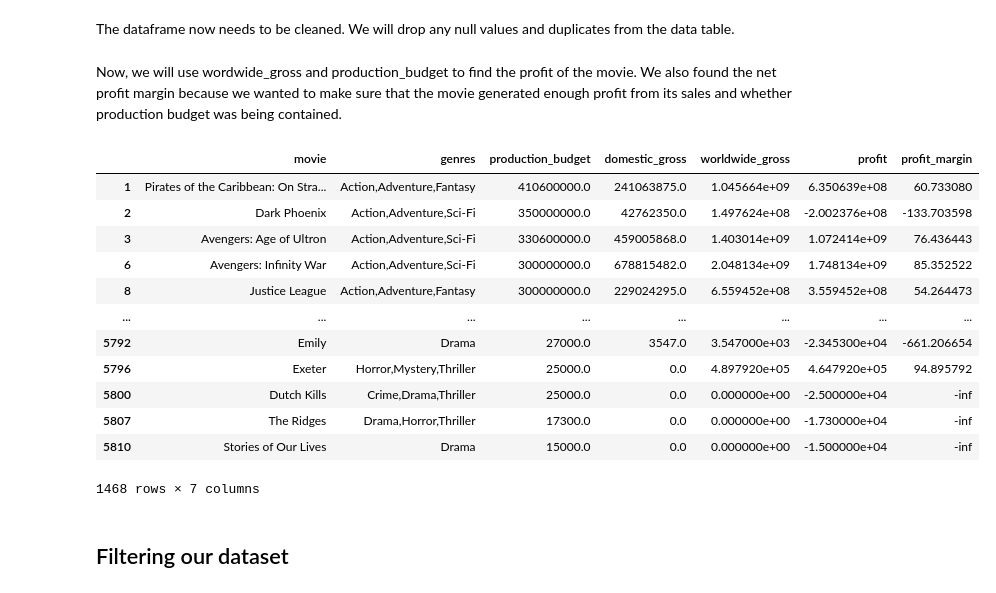
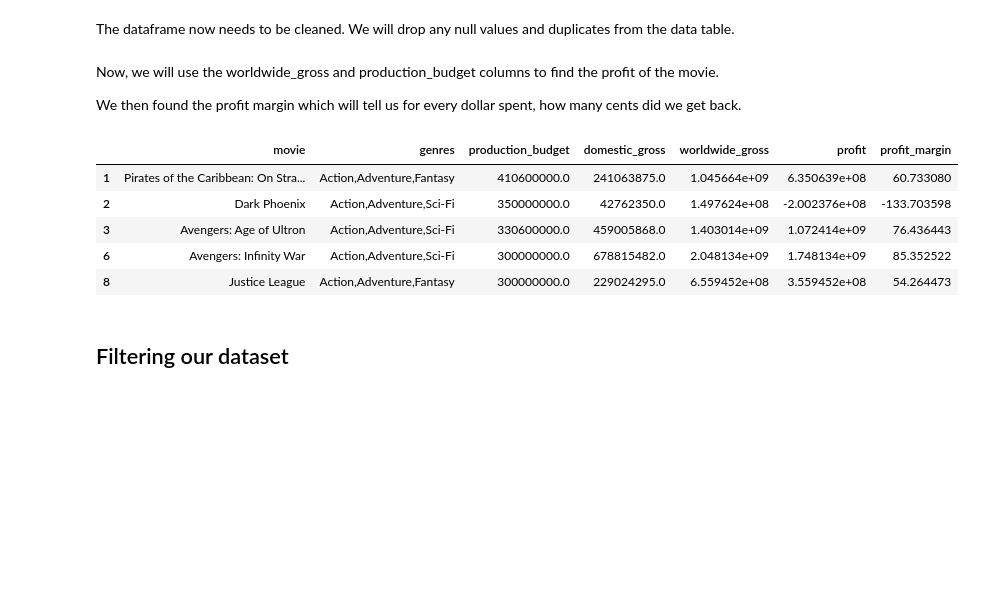
Before and after one commit to soohyunnie/avocoder-group-3-movie-analysis, a Jupyter notebook: Final_Notebook.ipynb, the cells around one changed output. Saved outputs shown, nothing was run; the diff lists cells and outputs as text; code cells hidden in the pictures; blank space fills up the shorter version.

```diff
--- a/Final_Notebook.ipynb
+++ b/Final_Notebook.ipynb
@@ -232,25 +231,23 @@ condensed_profit['production_budget'] = condensed_profit['production_budget'].st
 condensed_profit['domestic_gross'] = condensed_profit['domestic_gross'].str.replace(',', '').str[1:].astype(float)
 condensed_profit['worldwide_gross'] = condensed_profit['worldwide_gross'].str.replace(',', '').str[1:].astype(float)
 # %% [markdown]
-Now, we will use wordwide_gross and production_budget to find the profit of the movie. We also found the net profit margin because we wanted to make sure that the movie generated enough profit from its sales and whether production budget was being contained.
+Now, we will use the worldwide_gross and production_budget columns to find the profit of the movie.
+
+We then found the profit margin which will tell us for every dollar spent, how many cents did we get back.
 # %%
+# We calculate profit as gross - budget
 condensed_profit['profit'] = condensed_profit['worldwide_gross'] - condensed_profit['production_budget']
+
+# We calculate profit margin as profit / gross
 condensed_profit['profit_margin'] = (condensed_profit['profit'] / condensed_profit['worldwide_gross']) * 100
-condensed_profit
+condensed_profit.head()
 # %% [output]
 |  | movie | genres | production_budget | domestic_gross | worldwide_gross | profit | profit_margin |
 | 1 | Pirates of the Caribbean: On Stra... | Action,Adventure,Fantasy | 410600000.0 | 241063875.0 | 1.045664e+09 | 6.350639e+08 | 60.733080 |
 | 2 | Dark Phoenix | Action,Adventure,Sci-Fi | 350000000.0 | 42762350.0 | 1.497624e+08 | -2.002376e+08 | -133.703598 |
 | 3 | Avengers: Age of Ultron | Action,Adventure,Sci-Fi | 330600000.0 | 459005868.0 | 1.403014e+09 | 1.072414e+09 | 76.436443 |
 | 6 | Avengers: Infinity War | Action,Adventure,Sci-Fi | 300000000.0 | 678815482.0 | 2.048134e+09 | 1.748134e+09 | 85.352522 |
 | 8 | Justice League | Action,Adventure,Fantasy | 300000000.0 | 229024295.0 | 6.559452e+08 | 3.559452e+08 | 54.264473 |
-| ... | ... | ... | ... | ... | ... | ... | ... |
-| 5792 | Emily | Drama | 27000.0 | 3547.0 | 3.547000e+03 | -2.345300e+04 | -661.206654 |
-| 5796 | Exeter | Horror,Mystery,Thriller | 25000.0 | 0.0 | 4.897920e+05 | 4.647920e+05 | 94.895792 |
-| 5800 | Dutch Kills | Crime,Drama,Thriller | 25000.0 | 0.0 | 0.000000e+00 | -2.500000e+04 | -inf |
-| 5807 | The Ridges | Drama,Horror,Thriller | 17300.0 | 0.0 | 0.000000e+00 | -1.730000e+04 | -inf |
-| 5810 | Stories of Our Lives | Drama | 15000.0 | 0.0 | 0.000000e+00 | -1.500000e+04 | -inf |
-1468 rows × 7 columns
 # %% [markdown]
 ## Filtering our dataset ##
 # %%
```
Also changed, not shown: parts of 13 cells of this notebook, 2 other files.
